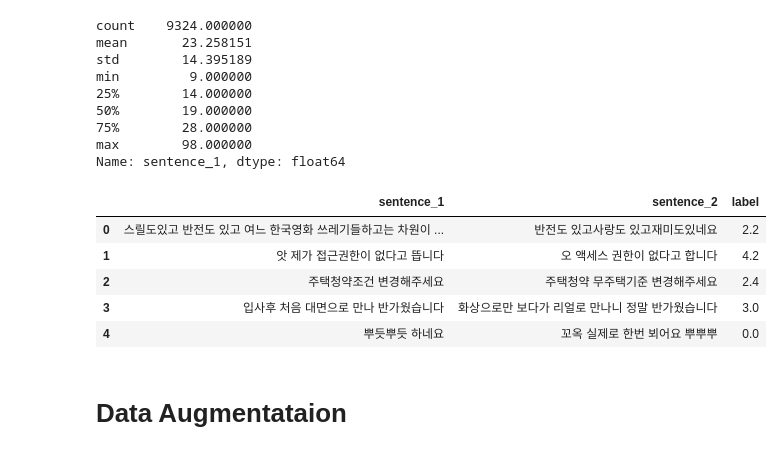
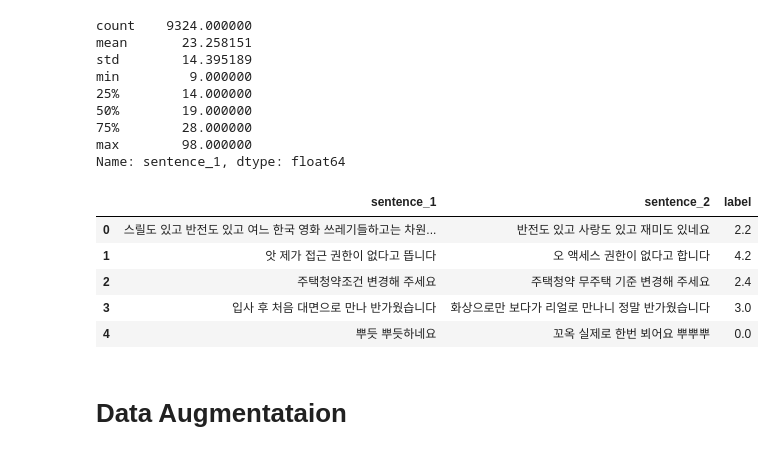
Before and after one commit to boostcampaitech7/level1-semantictextsimilarity-nlp-16, a Jupyter notebook: kkj.ipynb, the cells around one changed output. Saved outputs shown, nothing was run; the diff lists cells and outputs as text; code cells hidden in the pictures.

```diff
--- a/kkj.ipynb
+++ b/kkj.ipynb
@@ -42,6 +47,9 @@ train.head()
 | 2 | 주택청약조건 변경해주세요. | 주택청약 무주택기준 변경해주세요. | 2.4 |
 | 3 | 입사후 처음 대면으로 만나 반가웠습니다. | 화상으로만 보다가 리얼로 만나니 정말 반가웠습니다. | 3.0 |
 | 4 | 뿌듯뿌듯 하네요!! | 꼬옥 실제로 한번 뵈어요 뿌뿌뿌~!~! | 0.0 |
+# %%
+train[['label']] = train[['label']].astype('float32')
+dev[['label']] = dev[['label']].astype('float32')
 # %%
 train.info()
 # %% [output]
@@ -70,20 +78,22 @@ Name: sentence_1, dtype: float64
 # %%
 train[['label']] = train[['label']].astype('float32')
 train['sentence_1'] = clean_texts(train['sentence_1'])
 train['sentence_2'] = clean_texts(train['sentence_2'])
+train = preprocessing(train)
 
 dev[['label']] = dev[['label']].astype('float32')
 dev['sentence_1'] = clean_texts(dev['sentence_1'])
 dev['sentence_2'] = clean_texts(dev['sentence_2'])
+dev = preprocessing(dev)
 
 train.head()
 # %% [output]
 |  | sentence_1 | sentence_2 | label |
-| 0 | 스릴도있고 반전도 있고 여느 한국영화 쓰레기들하고는 차원이 ... | 반전도 있고사랑도 있고재미도있네요 | 2.2 |
-| 1 | 앗 제가 접근권한이 없다고 뜹니다 | 오 액세스 권한이 없다고 합니다 | 4.2 |
-| 2 | 주택청약조건 변경해주세요 | 주택청약 무주택기준 변경해주세요 | 2.4 |
-| 3 | 입사후 처음 대면으로 만나 반가웠습니다 | 화상으로만 보다가 리얼로 만나니 정말 반가웠습니다 | 3.0 |
-| 4 | 뿌듯뿌듯 하네요 | 꼬옥 실제로 한번 뵈어요 뿌뿌뿌 | 0.0 |
+| 0 | 스릴도 있고 반전도 있고 여느 한국 영화 쓰레기들하고는 차원... | 반전도 있고 사랑도 있고 재미도 있네요 | 2.2 |
+| 1 | 앗 제가 접근 권한이 없다고 뜹니다 | 오 액세스 권한이 없다고 합니다 | 4.2 |
+| 2 | 주택청약조건 변경해 주세요 | 주택청약 무주택 기준 변경해 주세요 | 2.4 |
+| 3 | 입사 후 처음 대면으로 만나 반가웠습니다 | 화상으로만 보다가 리얼로 만나니 정말 반가웠습니다 | 3.0 |
+| 4 | 뿌듯 뿌듯하네요 | 꼬옥 실제로 한번 뵈어요 뿌뿌뿌 | 0.0 |
 # %% [markdown]
 # Data Augmentataion
 # %% [markdown]
```
Also changed, not shown: parts of 10 cells of this notebook.
